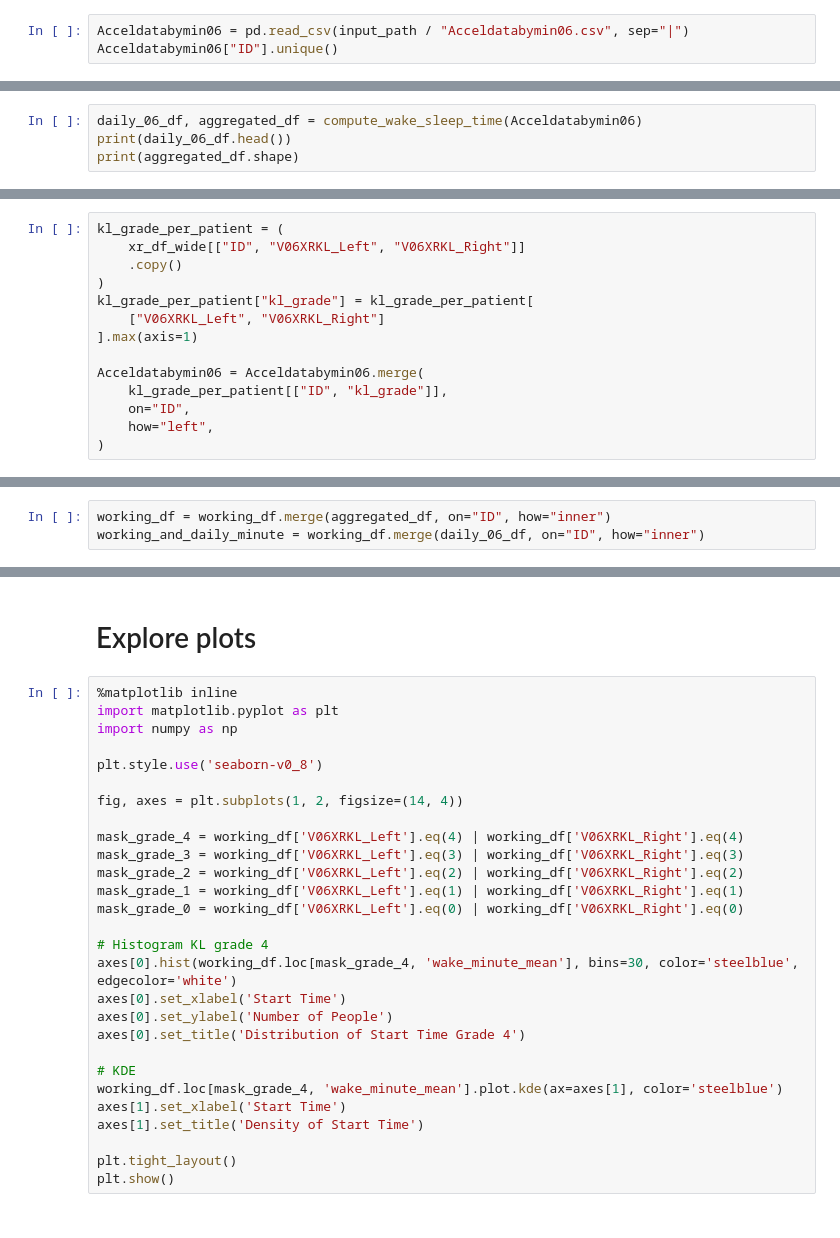
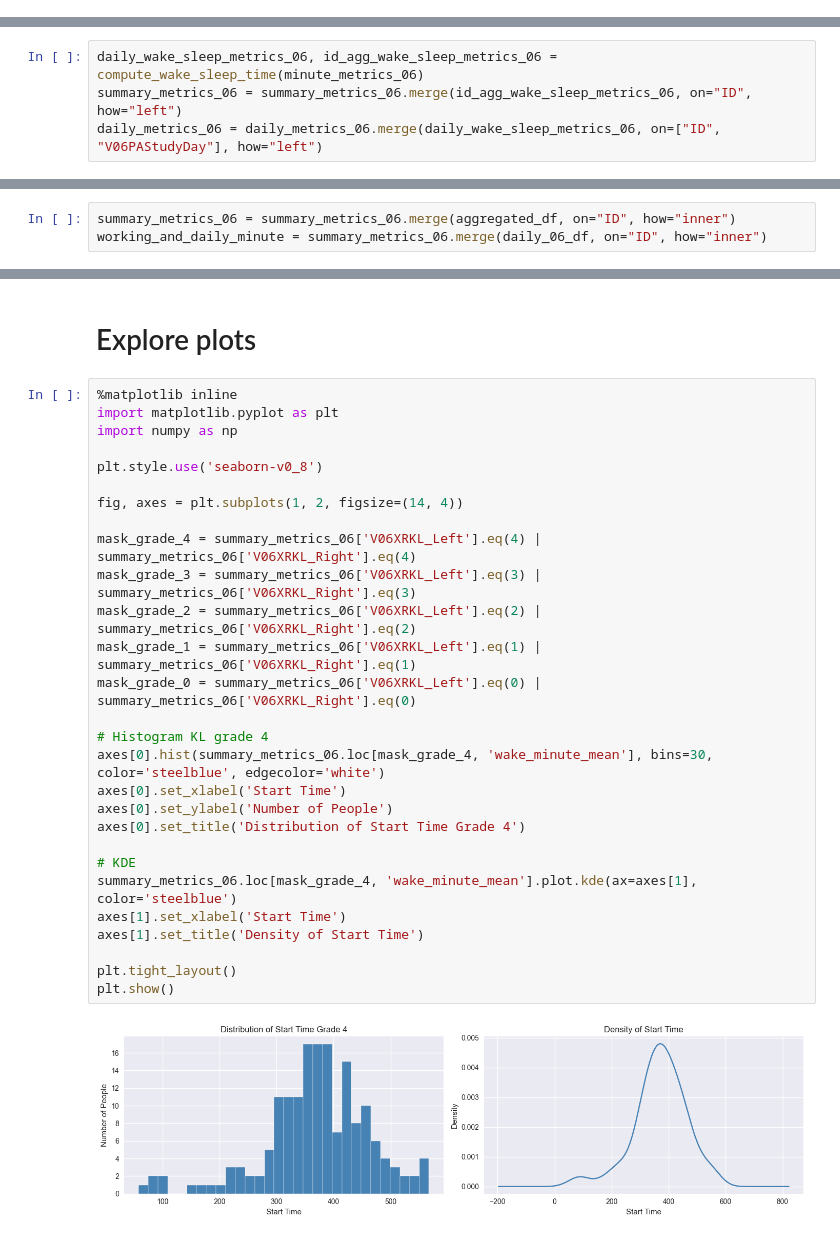
Before and after one commit to ninaschmidsberger/master-thesis, a Jupyter notebook: src/main.ipynb, the cells around one changed output, grey strips where cells are left out. Drawn from its saved outputs; the diff is of its cells as text.

Commit message:
Accel data

```diff
--- a/src/main.ipynb
+++ b/src/main.ipynb
@@ -327,3 +378,0 @@ def compute_wake_sleep_time(df: pd.DataFrame, id_col: str = "ID", day_col: str =
-# %%
-Acceldatabymin06 = pd.read_csv(input_path / "Acceldatabymin06.csv", sep="|")
-Acceldatabymin06["ID"].unique()
@@ -333,4 +379,4 @@ array([9000099, 9001695, 9001897, ..., 9999510, 9999862, 9999878],
 # %%
-daily_06_df, aggregated_df = compute_wake_sleep_time(Acceldatabymin06)
-print(daily_06_df.head())
-print(aggregated_df.shape)
+daily_wake_sleep_metrics_06, id_agg_wake_sleep_metrics_06 = compute_wake_sleep_time(minute_metrics_06)
+summary_metrics_06 = summary_metrics_06.merge(id_agg_wake_sleep_metrics_06, on="ID", how="left")
+daily_metrics_06 = daily_metrics_06.merge(daily_wake_sleep_metrics_06, on=["ID", "V06PAStudyDay"], how="left")
@@ -352,19 +404,5 @@ print(aggregated_df.shape)
 # %% [markdown]
 ## aggregate activity bouts
-# %%
-kl_grade_per_patient = (
-    xr_df_wide[["ID", "V06XRKL_Left", "V06XRKL_Right"]]
-    .copy()
-)
-kl_grade_per_patient["kl_grade"] = kl_grade_per_patient[
-    ["V06XRKL_Left", "V06XRKL_Right"]
-].max(axis=1)
-
-Acceldatabymin06 = Acceldatabymin06.merge(
-    kl_grade_per_patient[["ID", "kl_grade"]],
-    on="ID",
-    how="left",
-)
 # %%
 # constants
 
@@ -582,4 +620,4 @@ print(bouts)
 # %%
-working_df = working_df.merge(aggregated_df, on="ID", how="inner")
-working_and_daily_minute = working_df.merge(daily_06_df, on="ID", how="inner")
+summary_metrics_06 = summary_metrics_06.merge(aggregated_df, on="ID", how="inner")
+working_and_daily_minute = summary_metrics_06.merge(daily_06_df, on="ID", how="inner")
 # %%
@@ -775,31 +898,33 @@ claude_linear_regression_analysis(all_clinical_06, predictor_cols, target_col)
 # %%
 %matplotlib inline
 import matplotlib.pyplot as plt
 import numpy as np
 
 plt.style.use('seaborn-v0_8')
 
 fig, axes = plt.subplots(1, 2, figsize=(14, 4))
 
-mask_grade_4 = working_df['V06XRKL_Left'].eq(4) | working_df['V06XRKL_Right'].eq(4)
-mask_grade_3 = working_df['V06XRKL_Left'].eq(3) | working_df['V06XRKL_Right'].eq(3)
-mask_grade_2 = working_df['V06XRKL_Left'].eq(2) | working_df['V06XRKL_Right'].eq(2)
-mask_grade_1 = working_df['V06XRKL_Left'].eq(1) | working_df['V06XRKL_Right'].eq(1)
-mask_grade_0 = working_df['V06XRKL_Left'].eq(0) | working_df['V06XRKL_Right'].eq(0)
+mask_grade_4 = summary_metrics_06['V06XRKL_Left'].eq(4) | summary_metrics_06['V06XRKL_Right'].eq(4)
+mask_grade_3 = summary_metrics_06['V06XRKL_Left'].eq(3) | summary_metrics_06['V06XRKL_Right'].eq(3)
+mask_grade_2 = summary_metrics_06['V06XRKL_Left'].eq(2) | summary_metrics_06['V06XRKL_Right'].eq(2)
+mask_grade_1 = summary_metrics_06['V06XRKL_Left'].eq(1) | summary_metrics_06['V06XRKL_Right'].eq(1)
+mask_grade_0 = summary_metrics_06['V06XRKL_Left'].eq(0) | summary_metrics_06['V06XRKL_Right'].eq(0)
 
 # Histogram KL grade 4
-axes[0].hist(working_df.loc[mask_grade_4, 'wake_minute_mean'], bins=30, color='steelblue', edgecolor='white')
+axes[0].hist(summary_metrics_06.loc[mask_grade_4, 'wake_minute_mean'], bins=30, color='steelblue', edgecolor='white')
 axes[0].set_xlabel('Start Time')
 axes[0].set_ylabel('Number of People')
 axes[0].set_title('Distribution of Start Time Grade 4')
 
 # KDE
-working_df.loc[mask_grade_4, 'wake_minute_mean'].plot.kde(ax=axes[1], color='steelblue')
+summary_metrics_06.loc[mask_grade_4, 'wake_minute_mean'].plot.kde(ax=axes[1], color='steelblue')
 axes[1].set_xlabel('Start Time')
 axes[1].set_title('Density of Start Time')
 
 plt.tight_layout()
 plt.show()
+# %% [output]
+[figure, added]
 # %%
 plt.style.use('seaborn-v0_8')
 
```
Also changed, not shown: parts of 44 cells of this notebook.
